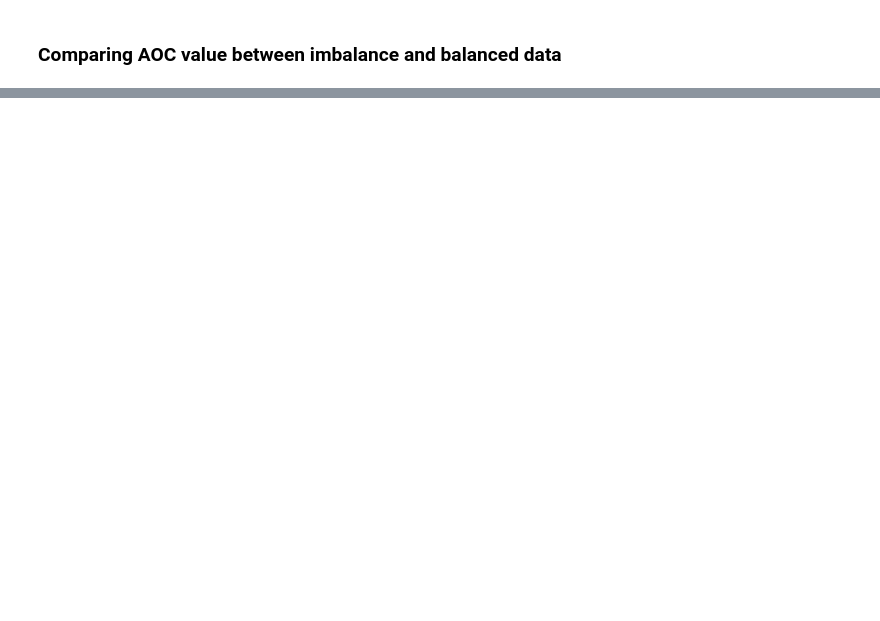
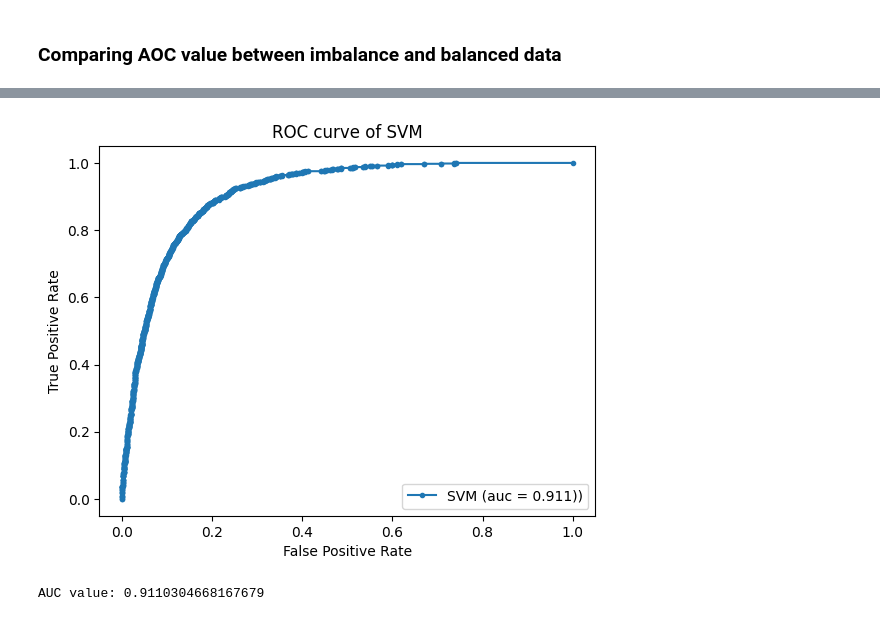
Before and after one commit to KISEE41/Banking-Marketing-Target, a Jupyter notebook: model_preparation.ipynb, the cells around one changed output, grey strips where cells are left out. Cells and saved outputs as stored; diff of their text form; code cells hidden in the pictures; blank space fills up the shorter version.

```diff
--- a/model_preparation.ipynb
+++ b/model_preparation.ipynb
@@ -220,0 +264,20 @@ plt.show()
+# %%
+svm_y_pred = svm_classifier.decision_function(X_test)
+# %%
+svm_fpr, svm_tpr, svm_threshold = roc_curve(y_test, svm_y_pred)
+svm_auc= auc(svm_fpr, svm_tpr)
+# %%
+# plt.figure(figsize=(5, 5), dpi=100)
+plt.plot(svm_fpr, svm_tpr, marker='.', label="SVM (auc = %0.3f))" % svm_auc)
+
+plt.title("ROC curve of SVM")
+plt.xlabel('False Positive Rate')
+plt.ylabel('True Positive Rate')
+
+plt.legend()
+
+plt.show()
+print(f"AUC value: {svm_auc}")
+# %% [output]
+[figure, added]
+AUC value: 0.9110304668167679
```
Also changed, not shown: parts of 41 cells of this notebook.
